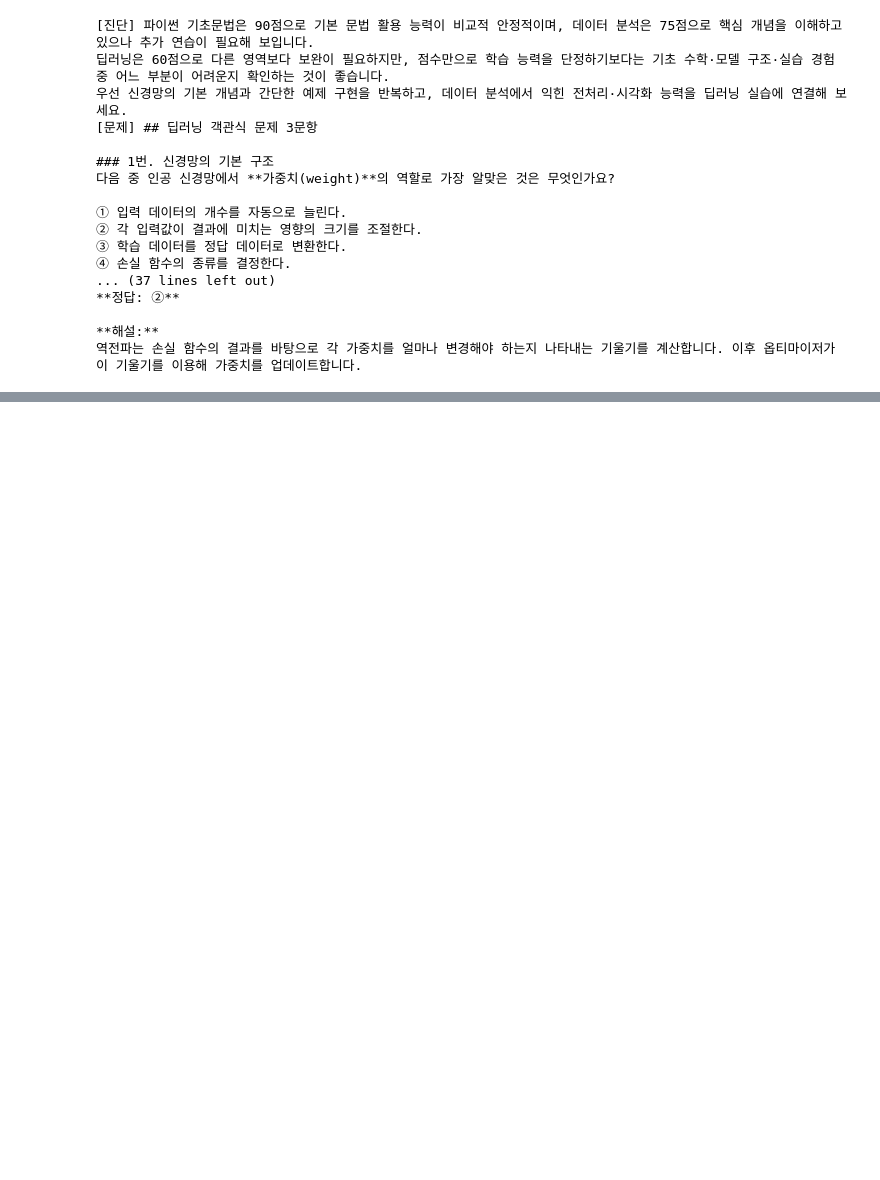
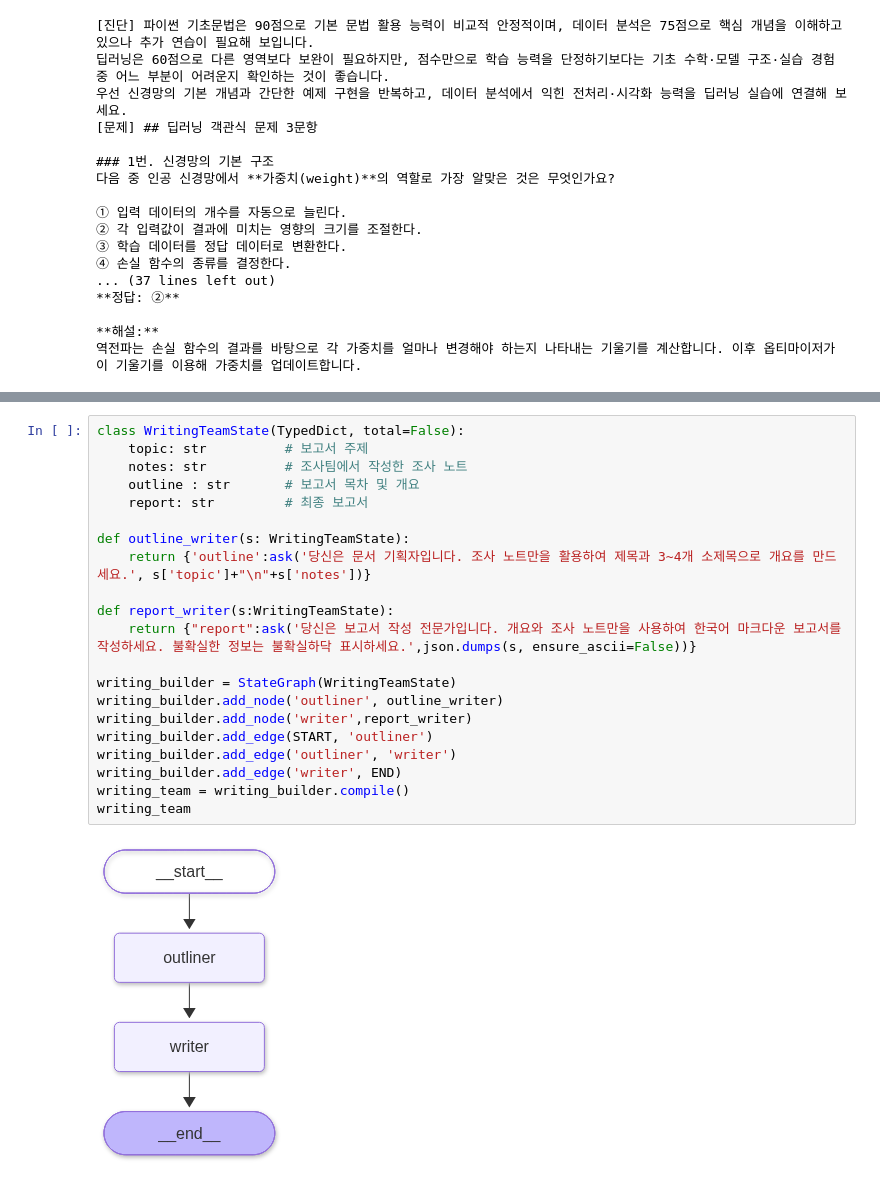
Before and after one commit to harwoon/14_Agent, a Jupyter notebook: 6_멀티에이전트.ipynb, the cells around one changed output, grey strips where cells are left out. Saved outputs shown, nothing was run; the diff lists cells and outputs as text; blank space fills up the shorter version.

```diff
--- a/6_멀티에이전트.ipynb
+++ b/6_멀티에이전트.ipynb
@@ -289,0 +408,23 @@ print('[진단]',result['diagnosis'],'\n[문제]',result['quiz'])
+# %%
+class WritingTeamState(TypedDict, total=False):
+    topic: str          # 보고서 주제
+    notes: str          # 조사팀에서 작성한 조사 노트
+    outline : str       # 보고서 목차 및 개요
+    report: str         # 최종 보고서
+
+def outline_writer(s: WritingTeamState):
+    return {'outline':ask('당신은 문서 기획자입니다. 조사 노트만을 활용하여 제목과 3~4개 소제목으로 개요를 만드세요.', s['topic']+"\n"+s['notes'])}
+
+def report_writer(s:WritingTeamState):
+    return {"report":ask('당신은 보고서 작성 전문가입니다. 개요와 조사 노트만을 사용하여 한국어 마크다운 보고서를 작성하세요. 불확실한 정보는 불확실하닥 표시하세요.',json.dumps(s, ensure_ascii=False))}
+
+writing_builder = StateGraph(WritingTeamState)
+writing_builder.add_node('outliner', outline_writer)
+writing_builder.add_node('writer',report_writer)
+writing_builder.add_edge(START, 'outliner')
+writing_builder.add_edge('outliner', 'writer')
+writing_builder.add_edge('writer', END)
+writing_team = writing_builder.compile()
+writing_team
+# %% [output]
+[figure, added]
```
Also changed, not shown: parts of 17 cells of this notebook, 2 other files.
